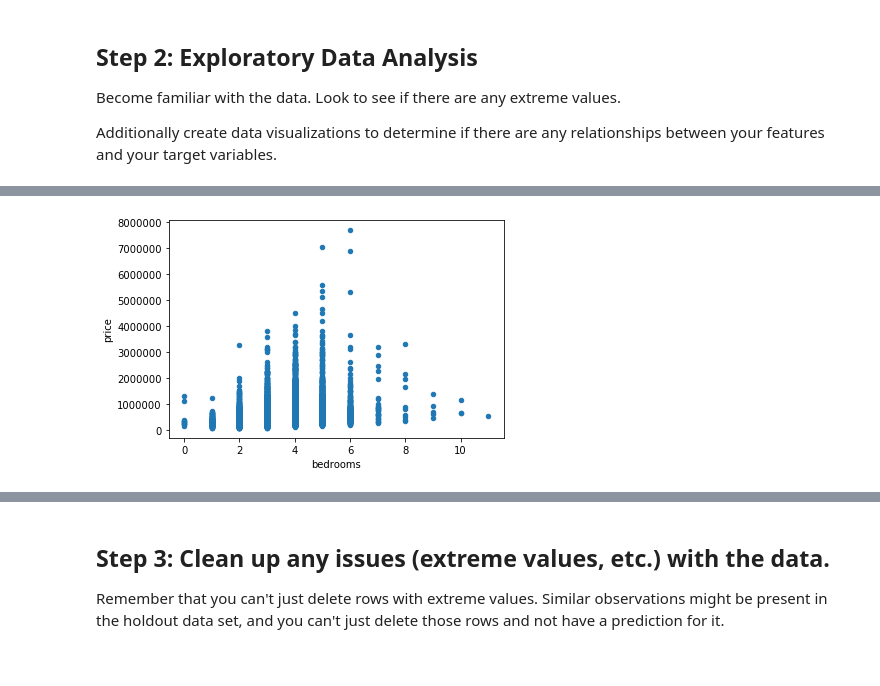
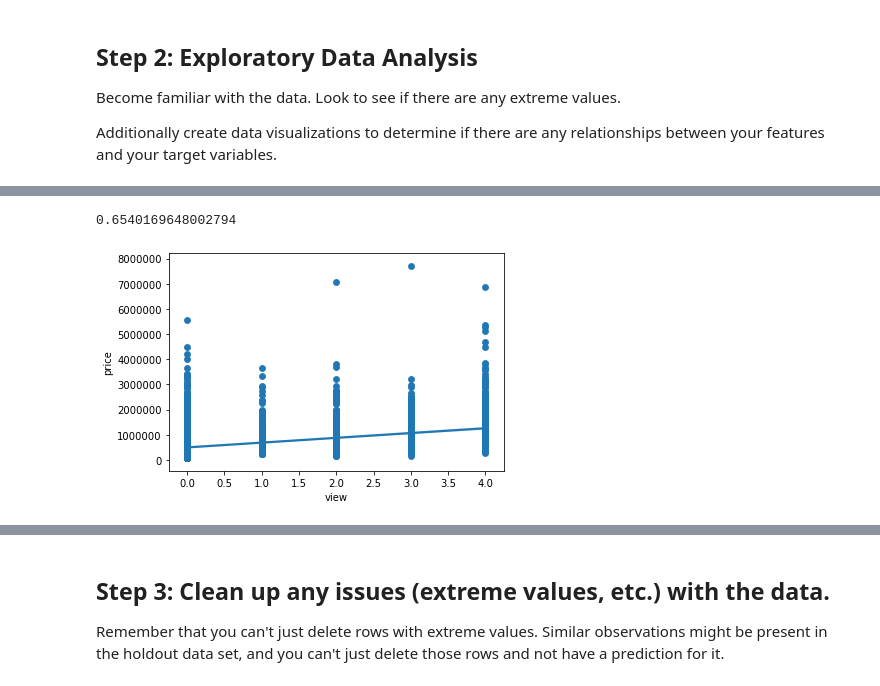
Before and after one commit to ameliadahm20/housing-pricing, a Jupyter notebook: KingsCountyHousingPrices.ipynb, the cells around one changed output, grey strips where cells are left out. Drawn from its saved outputs; the diff is of its cells as text; code cells hidden in the pictures.

```diff
--- a/KingsCountyHousingPrices.ipynb
+++ b/KingsCountyHousingPrices.ipynb
@@ -99,4 +191,36 @@ Warnings:
-# %%
-df.plot.scatter(x='bedrooms', y='price');
-# %% [output]
-[figure, removed]
+# %%
+X = df[['bedrooms', 'bathrooms', 'sqft_living', 'grade', 'waterfront', 'view', 'yr_built', 'yr_renovated', 'sqft_living15']] #predictors as x
+y = df['price'] # target as y
+
+X_train, X_test, y_train, y_test = train_test_split(X, y,               # Pass in our X and y
+                                                    random_state=42,    # Abritary select a random_state
+                                                    test_size=.2        # Split test size to be 20% of full data.
+                                                   )
+
+# Instantiate MinMaxScaler object
+# lots of different ways to scale our data
+minmax = MinMaxScaler()
+
+# # Fit and Transform the training data.
+X_train_transformed = minmax.fit_transform(X_train)
+
+# # ONLY TRANSFORM the test data.
+# #------- NEVER fit
+X_test_transformed = minmax.transform(X_test)
+
+# # Instantiate the Linear Regression Object.
+model = LinearRegression()
+
+# # Fit the model to the transformed X_train, and the y_train.
+model.fit(X_train_transformed, y_train)
+
+# # Score the model based on the transformed X_test and the y_test.
+model.score(X_test_transformed, y_test)
+# %% [output]
+0.6540169648002794
+# %%
+
+df.plot.scatter(x='view', y='price');
+sns.regplot(data=df, x='view', y='price');
+# %% [output]
+[figure, added]
```
Also changed, not shown: parts of 21 cells of this notebook.
